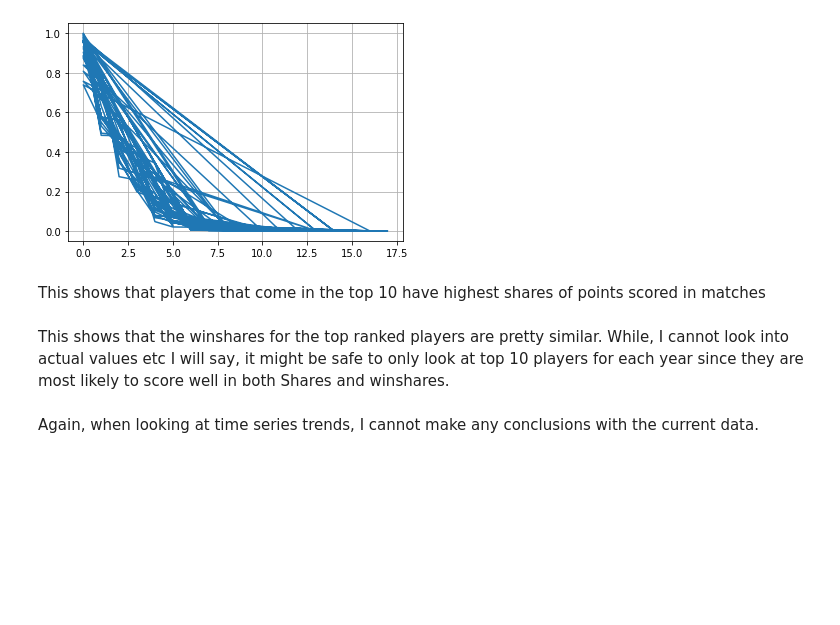
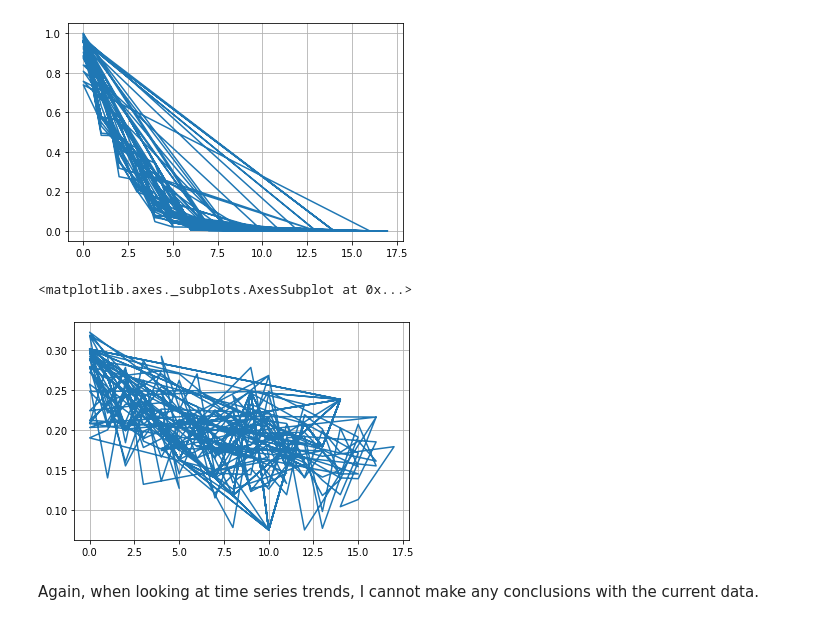
Before and after one commit to JaySanthanam/Programming-for-data, a Jupyter notebook: Projects/NBA.ipynb, the cells around one changed output. Drawn from its saved outputs; the diff is of its cells as text; code cells hidden in the pictures; blank space fills up the shorter version.

```diff
--- a/Projects/NBA.ipynb
+++ b/Projects/NBA.ipynb
@@ -209,17 +209,15 @@ To look at performance trend, I would like to the players performacces by year b
 # I want to have some visulaisations tools. So let's install some packages
 
 import matplotlib
-import numpy as np
-rank_df = MVP_df_v2.sort_values(by=['Year'])
-rank_df['Share'].plot(grid = True)
+MVP_sort_df = MVP_df_v2.sort_values(by=['Year'])
+MVP_sort_df['Share'].plot(grid = True)
 # %% [output]
 <matplotlib.axes._subplots.AxesSubplot at 0x...>
 [figure]
-# %% [markdown]
-This shows that players that come in the top 10 have highest shares of points scored in matches
 # %%
-rank_df['WS/48'].plot(grid = True)
+MVP_sort_df['WS/48'].plot(grid = True)
+# %% [output]
+<matplotlib.axes._subplots.AxesSubplot at 0x...>
+[figure, added]
-# %% [markdown]
-This shows that the winshares for the top ranked players are pretty similar. While, I cannot look into actual values etc I will say, it might be safe to only look at top 10 players for each year since they are most likely to score well in both Shares and winshares.
 # %% [markdown]
 Again, when looking at time series trends, I cannot make any conclusions with the current data.
```
Also changed, not shown: parts of 4 cells of this notebook.
